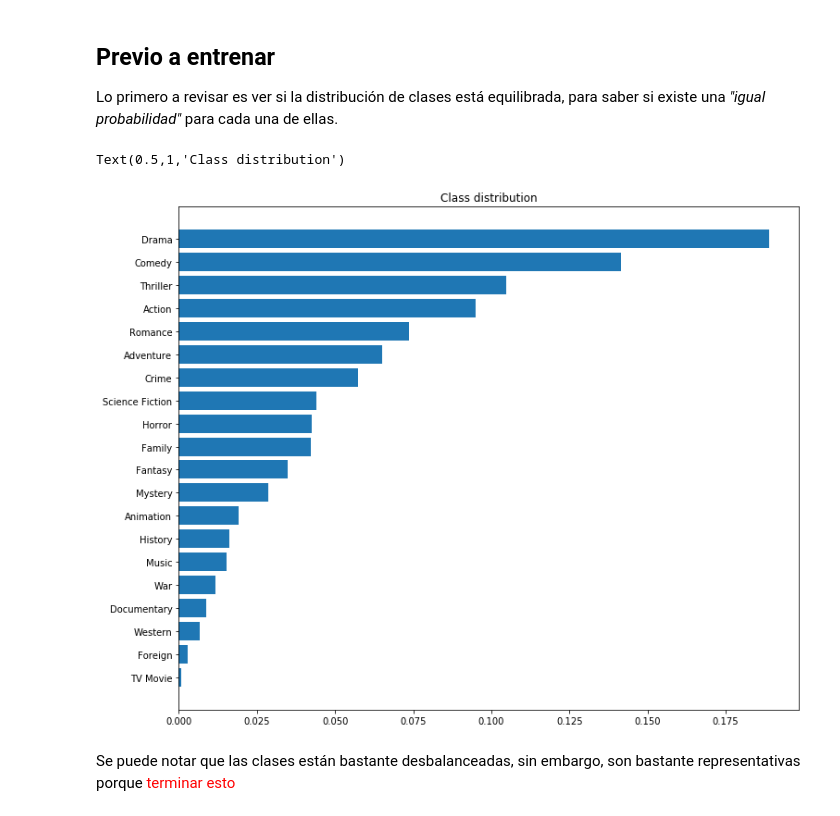
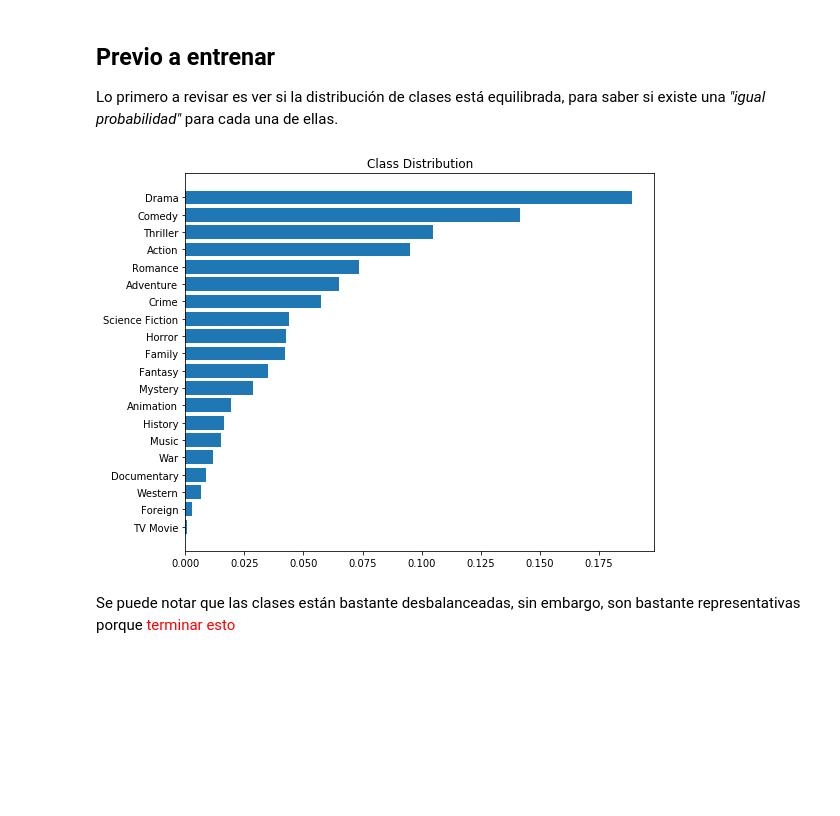
Before and after one commit to etra0/AID, a Jupyter notebook: proyecto/proyecto.ipynb, the cells around one changed output. Drawn from its saved outputs; the diff is of its cells as text; code cells hidden in the pictures; blank space fills up the shorter version.

```diff
--- a/proyecto/proyecto.ipynb
+++ b/proyecto/proyecto.ipynb
@@ -210,21 +212,21 @@ w = documents[i][0]
 
 Lo primero a revisar es ver si la distribución de clases está equilibrada, para saber si existe una *"igual probabilidad"* para cada una de ellas.
 # %%
-fig, ax = plt.subplots(figsize=(12,10))
+fig, ax = plt.subplots(figsize=(8,6))
 
 list_class_counter = sorted(class_counter.items(), key=lambda x: x[1])
 x_label, y_data = zip(*list_class_counter)
 x_label = list(x_label)
 y_data = np.array(y_data)
-
 ind = np.arange(len(x_label))
 ax.barh(ind, y_data/y_data.sum())
 ax.set_yticks(ind)
 ax.set_yticklabels(x_label);
-ax.set_title("Class distribution")
+ax.set_title("Class Distribution")
+plt.tight_layout()
+fig.savefig("class_distribution.eps")
 # %% [output]
-Text(0.5,1,'Class distribution')
-[figure, old version]
+[figure, new version]
 # %% [markdown]
 Se puede notar que las clases están bastante desbalanceadas, sin embargo, son bastante representativas porque <span style='color:red;'>terminar esto</span>
 # %%
```
Also changed, not shown: parts of 10 cells of this notebook.
